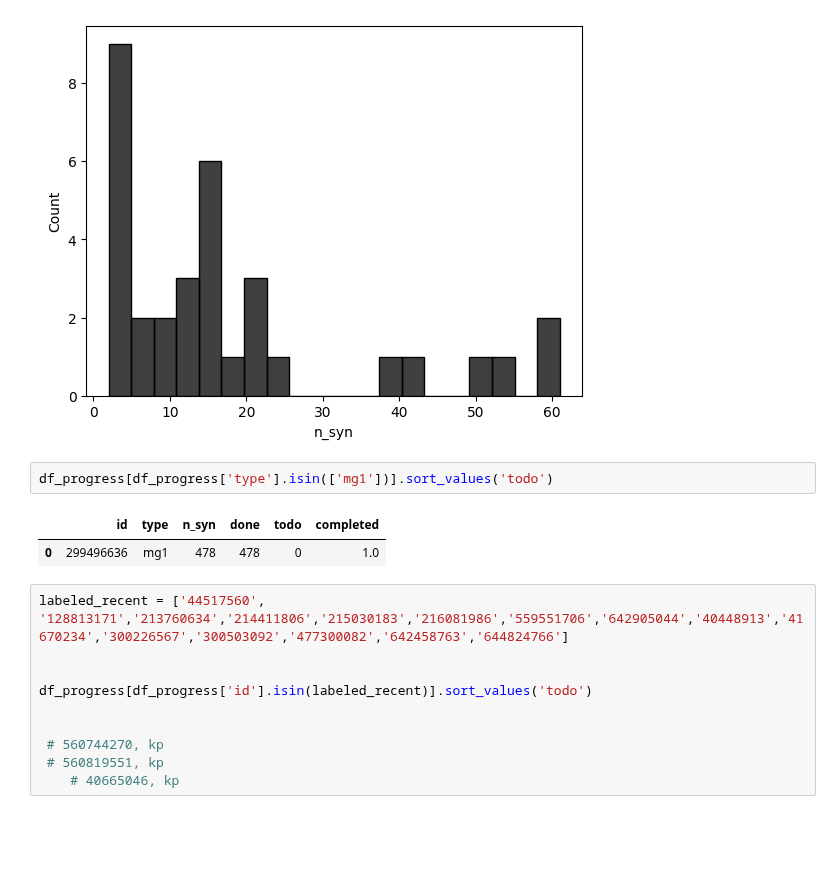
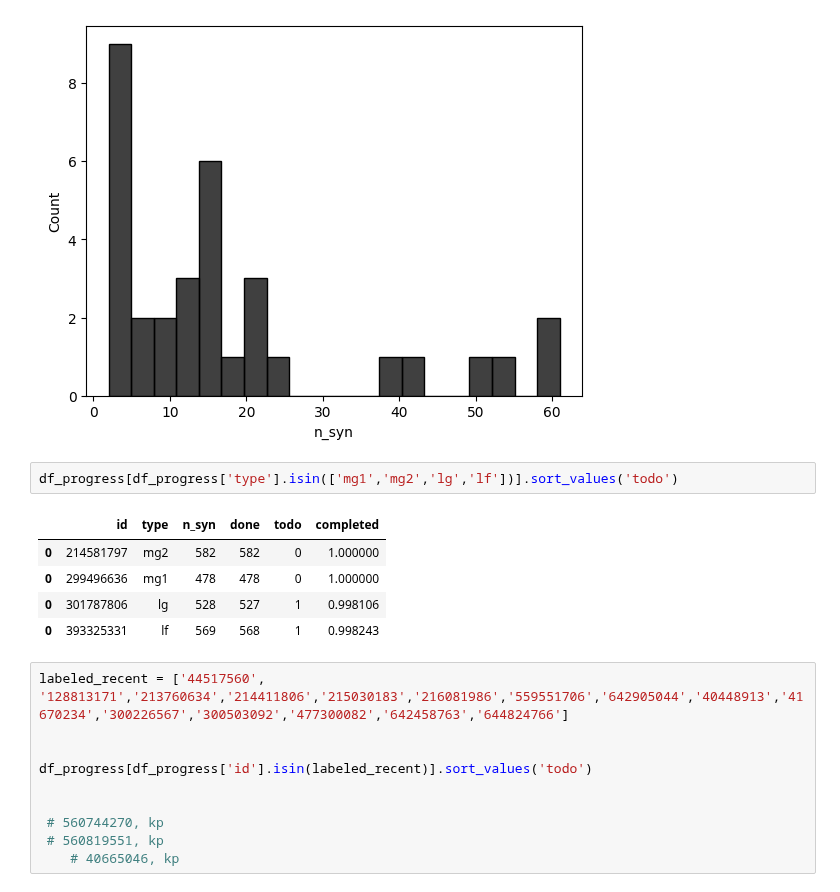
Before and after one commit to neurologic/eCREST, a Jupyter notebook: Connectivity.ipynb, the cells around one changed output. Drawn from its saved outputs; the diff is of its cells as text; blank space fills up the shorter version.

```diff
--- a/Connectivity.ipynb
+++ b/Connectivity.ipynb
@@ -691,10 +691,13 @@ sns.histplot(df_progress[(df_progress['type'].isin(['pf']))&(df_progress['n_syn'
 <AxesSubplot:xlabel='n_syn', ylabel='Count'>
 [figure]
 # %%
-df_progress[df_progress['type'].isin(['mg1'])].sort_values('todo')
+df_progress[df_progress['type'].isin(['mg1','mg2','lg','lf'])].sort_values('todo')
 # %% [output]
 |  | id | type | n_syn | done | todo | completed |
-| 0 | 299496636 | mg1 | 478 | 478 | 0 | 1.0 |
+| 0 | 214581797 | mg2 | 582 | 582 | 0 | 1.000000 |
+| 0 | 299496636 | mg1 | 478 | 478 | 0 | 1.000000 |
+| 0 | 301787806 | lg | 528 | 527 | 1 | 0.998106 |
+| 0 | 393325331 | lf | 569 | 568 | 1 | 0.998243 |
 # %%
 labeled_recent = ['44517560', '128813171','213760634','214411806','215030183','216081986','559551706','642905044','40448913','41670234','300226567','300503092','477300082','642458763','644824766']
 
```
Also changed, not shown: parts of 11 cells of this notebook, 3 other files.
